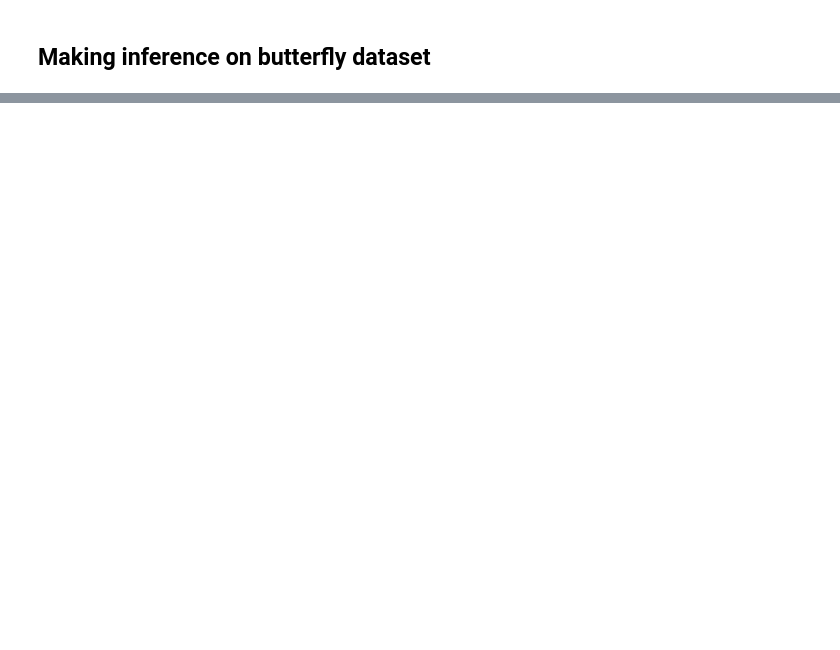
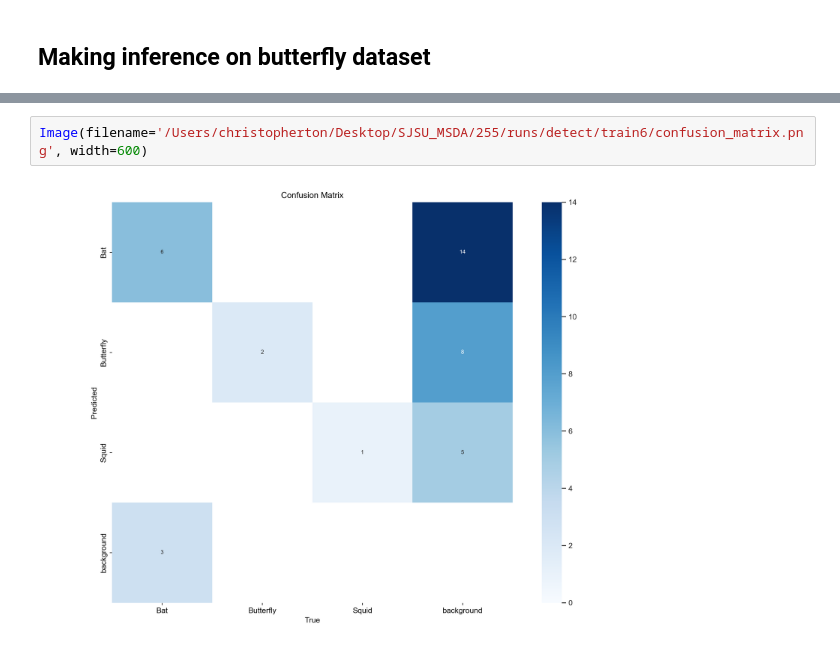
Before and after one commit to chriztopherton/DATA255, a Jupyter notebook: HW4/DATA255_HW4_Ton_Christopher.ipynb, the cells around one changed output, grey strips where cells are left out. Drawn from its saved outputs; the diff is of its cells as text; blank space fills up the shorter version.

```diff
--- a/HW4/DATA255_HW4_Ton_Christopher.ipynb
+++ b/HW4/DATA255_HW4_Ton_Christopher.ipynb
@@ -606,0 +665,4 @@ for i in os.listdir('../../runs/detect/predict3/'):
+# %%
+Image(filename='/Users/christopherton/Desktop/SJSU_MSDA/255/runs/detect/train6/confusion_matrix.png', width=600)
+# %% [output]
+[figure, added]
```
Also changed, not shown: parts of 31 cells of this notebook.
